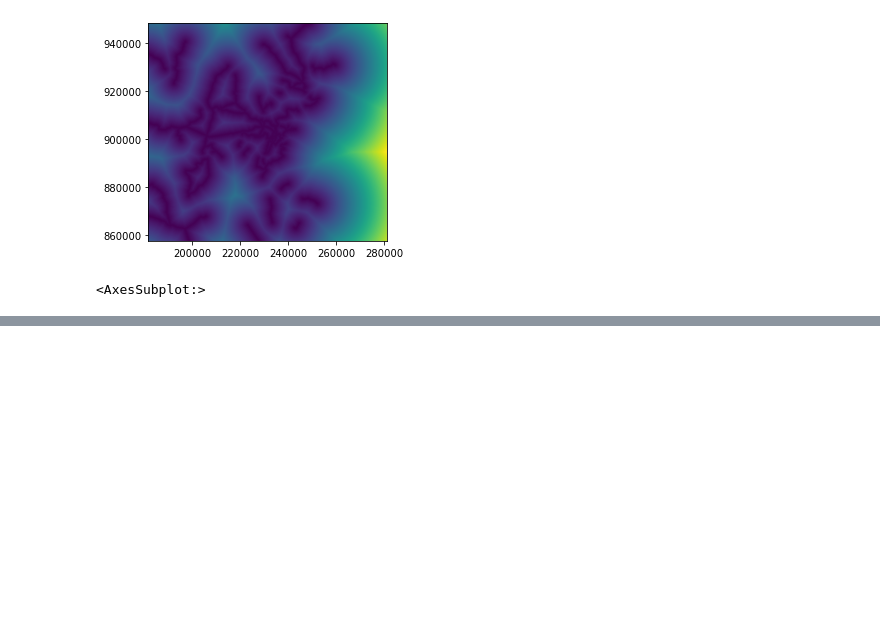
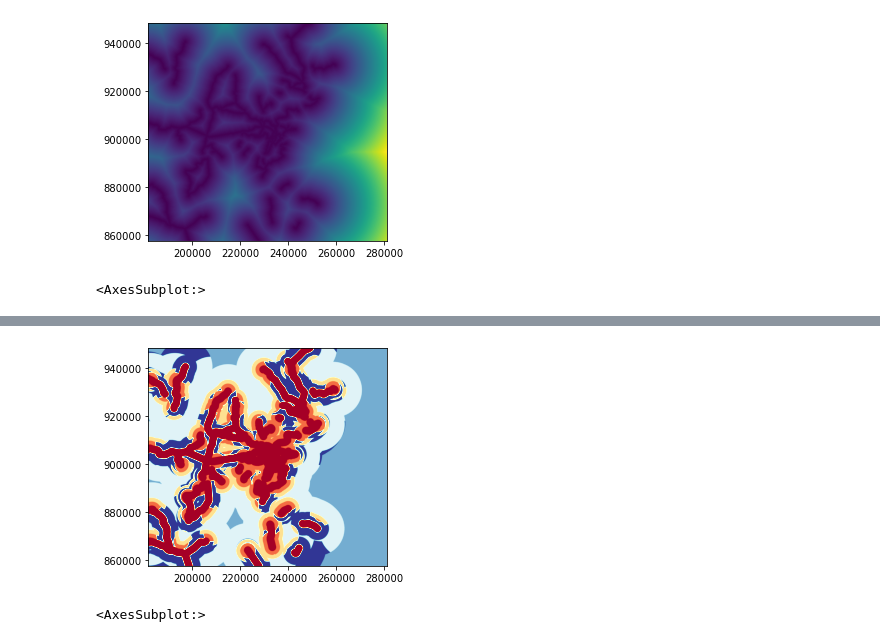
Before and after one commit to gingerleib/outdoor-recreation, a Jupyter notebook: Outdoor_Rec_Analysis.ipynb, the cells around one changed output, grey strips where cells are left out. Cells and saved outputs as stored; diff of their text form; code cells hidden in the pictures; blank space fills up the shorter version.

Commit message:
reclassified bike trails

```diff
--- a/Outdoor_Rec_Analysis.ipynb
+++ b/Outdoor_Rec_Analysis.ipynb
@@ -335,0 +344,9 @@ show(trails_distance, transform=transform_tree)
+# %%
+#reclassify bike trails raster
+
+reclass_trails = np.empty(shape_tree)
+reclass_trails[trails_distance < 1609.34] = 5
+reclass_trails[(trails_distance >= 1609.34) & (market_distance < 3218.69)] = 4
+reclass_trails[(trails_distance >= 3218.69) & (market_distance < 4828.03)] = 3
+reclass_trails[(trails_distance >= 4828.03) & (market_distance < 11265.4)] = 2
+reclass_trails[trails_distance > 11265.4] = 1
@@ -335,0 +363,5 @@ show(trails_distance, transform=transform_tree)
+# %%
+show(reclass_trails, transform=transform_tree, cmap='RdYlBu_r')
+# %% [output]
+[figure, added]
+<AxesSubplot:>
```
Also changed, not shown: parts of 2 cells of this notebook.
